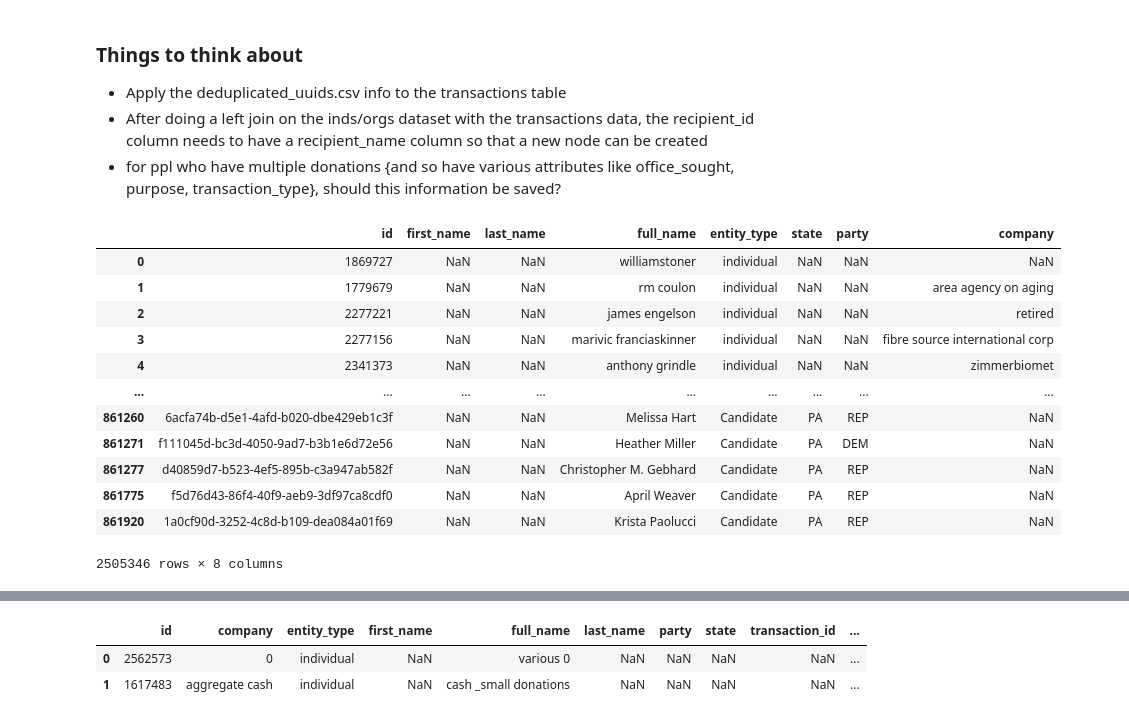
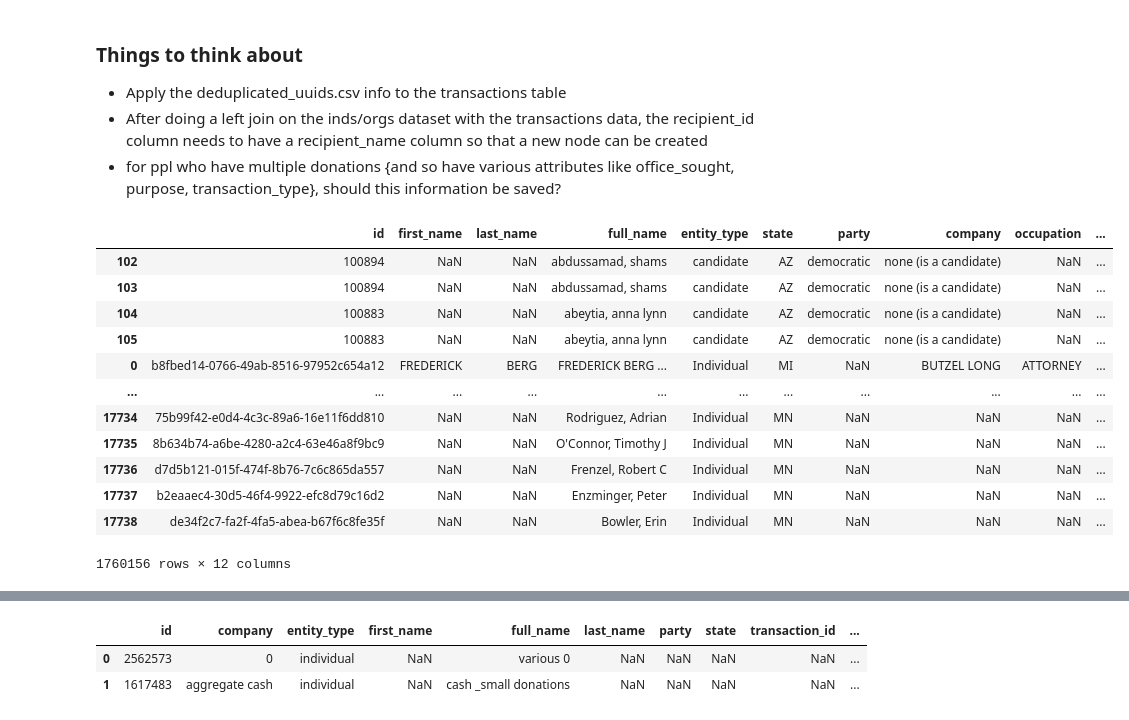
Before and after one commit to uchicago-dsi/climate-cabinet-campaign-finance-tracker, a Jupyter notebook: notebooks/Test.ipynb, the cells around one changed output, grey strips where cells are left out. Saved outputs shown, nothing was run; the diff lists cells and outputs as text; code cells hidden in the pictures.

```diff
--- a/notebooks/Test.ipynb
+++ b/notebooks/Test.ipynb
@@ -131,19 +126,21 @@ There are 4 main ways to find the centrality of a node (how important or frequen
 * Apply the deduplicated_uuids.csv info to the transactions table
 * After doing a left join on the inds/orgs dataset with the transactions data, the recipient_id column needs to have a recipient_name column so that a new node can be created
 * for ppl who have multiple donations {and so have various attributes like office_sought, purpose, transaction_type}, should this information be saved?
-# %%
-sample_inds
-# %% [output]
-|  | id | first_name | last_name | full_name | entity_type | state | party | company |
-| 0 | 1869727 | NaN | NaN | williamstoner | individual | NaN | NaN | NaN |
-| 1 | 1779679 | NaN | NaN | rm coulon | individual | NaN | NaN | area agency on aging |
-| 2 | 2277221 | NaN | NaN | james engelson | individual | NaN | NaN | retired |
-| 3 | 2277156 | NaN | NaN | marivic franciaskinner | individual | NaN | NaN | fibre source international corp |
-| 4 | 2341373 | NaN | NaN | anthony grindle | individual | NaN | NaN | zimmerbiomet |
-| ... | ... | ... | ... | ... | ... | ... | ... | ... |
-| 861260 | 6acfa74b-d5e1-4afd-b020-dbe429eb1c3f | NaN | NaN | Melissa Hart | Candidate | PA | REP | NaN |
-| 861271 | f111045d-bc3d-4050-9ad7-b3b1e6d72e56 | NaN | NaN | Heather Miller | Candidate | PA | DEM | NaN |
-| 861277 | d40859d7-b523-4ef5-895b-c3a947ab582f | NaN | NaN | Christopher M. Gebhard | Candidate | PA | REP | NaN |
-| 861775 | f5d76d43-86f4-40f9-aeb9-3df97ca8cdf0 | NaN | NaN | April Weaver | Candidate | PA | REP | NaN |
-| 861920 | 1a0cf90d-3252-4c8d-b109-dea084a01f69 | NaN | NaN | Krista Paolucci | Candidate | PA | REP | NaN |
-2505346 rows × 8 columns
+# %%
+# for now only work with datasets
+sample_inds = inds_df.loc[(inds_df['id'].isin(transactions.donor_id.tolist()))]
+sample_inds
+# %% [output]
+|  | id | first_name | last_name | full_name | entity_type | state | party | company | occupation | ... |
+| 102 | 100894 | NaN | NaN | abdussamad, shams | candidate | AZ | democratic | none (is a candidate) | NaN | ... |
+| 103 | 100894 | NaN | NaN | abdussamad, shams | candidate | AZ | democratic | none (is a candidate) | NaN | ... |
+| 104 | 100883 | NaN | NaN | abeytia, anna lynn | candidate | AZ | democratic | none (is a candidate) | NaN | ... |
+| 105 | 100883 | NaN | NaN | abeytia, anna lynn | candidate | AZ | democratic | none (is a candidate) | NaN | ... |
+| 0 | b8fbed14-0766-49ab-8516-97952c654a12 | FREDERICK | BERG | FREDERICK BERG ... | Individual | MI | NaN | BUTZEL LONG | ATTORNEY | ... |
+| ... | ... | ... | ... | ... | ... | ... | ... | ... | ... | ... |
+| 17734 | 75b99f42-e0d4-4c3c-89a6-16e11f6dd810 | NaN | NaN | Rodriguez, Adrian | Individual | MN | NaN | NaN | NaN | ... |
+| 17735 | 8b634b74-a6be-4280-a2c4-63e46a8f9bc9 | NaN | NaN | O'Connor, Timothy J | Individual | MN | NaN | NaN | NaN | ... |
+| 17736 | d7d5b121-015f-474f-8b76-7c6c865da557 | NaN | NaN | Frenzel, Robert C | Individual | MN | NaN | NaN | NaN | ... |
+| 17737 | b2eaaec4-30d5-46f4-9922-efc8d79c16d2 | NaN | NaN | Enzminger, Peter | Individual | MN | NaN | NaN | NaN | ... |
+| 17738 | de34f2c7-fa2f-4fa5-abea-b67f6c8fe35f | NaN | NaN | Bowler, Erin | Individual | MN | NaN | NaN | NaN | ... |
+1760156 rows × 12 columns
```
Also changed, not shown: parts of 14 cells of this notebook, 1 other file.
